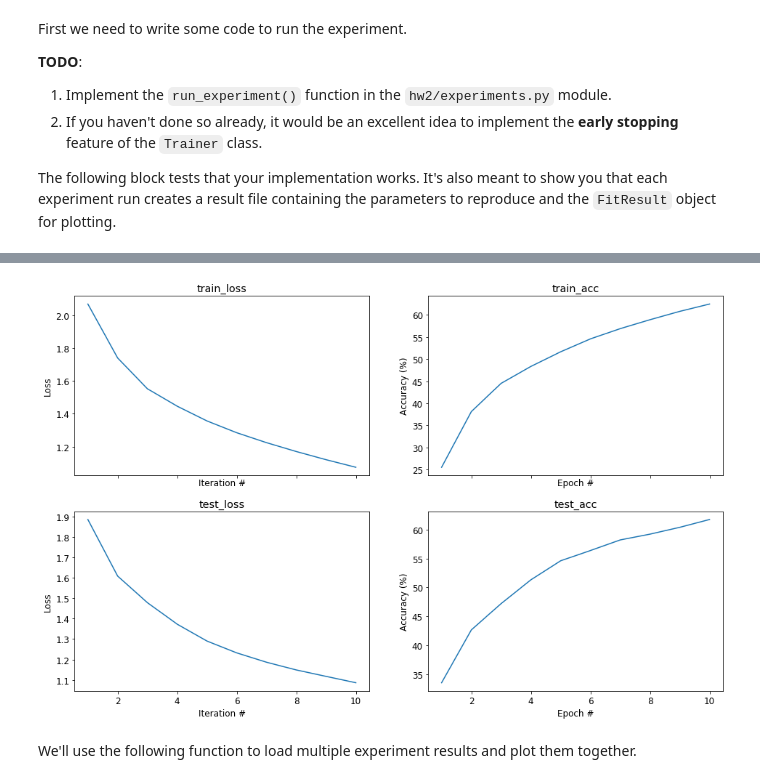
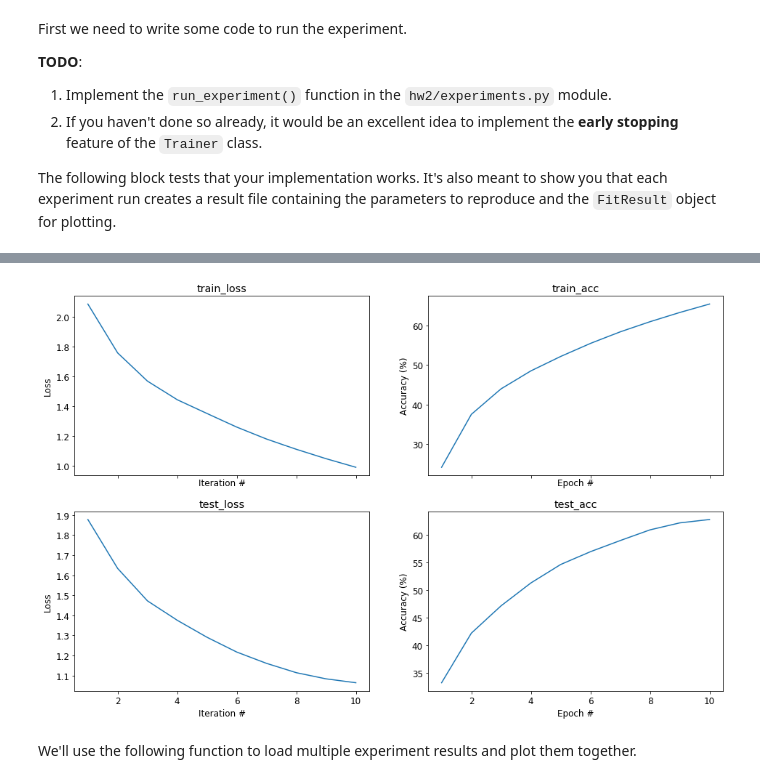
Before and after one commit to Exital/DeepLearningOnComputationAccelerators-CS236781, a Jupyter notebook: hw2/Part3_CNNs.ipynb, the cells around one changed output, grey strips where cells are left out. Cells and saved outputs as stored; diff of their text form; code cells hidden in the pictures.

```diff
--- a/hw2/Part3_CNNs.ipynb
+++ b/hw2/Part3_CNNs.ipynb
@@ -344,7 +344,7 @@ from cs236781.plot import plot_fit
 experiments.run_experiment(
     'test_run', seed=seed, bs_train=50, batches=10, epochs=10, early_stopping=5,
     filters_per_layer=[32,64], layers_per_block=1, pool_every=1, hidden_dims=[100],
-    model_type='resnet',
+    model_type='cnn',
 )
 
 # There should now be a file 'test_run.json' in your `results/` folder.
@@ -373,6 +373,6 @@ Epoch 9 train loss: 1.073979248046875
 *** Output file ./results\test_run_L1_K32-64.json written
 experiment config:  {'run_name': 'test_run', 'out_dir': './results', 'seed': 42, 'device': None, 'bs_train': 50, 'bs_test': 12, 'batches': 10, 'epochs': 10, 'early_stopping': 5, 'checkpoints': None, ' ...
-[figure, old version]
+[figure, new version]
 # %% [markdown]
 We'll use the following function to load multiple experiment results and plot them together.
 # %%
```
Also changed, not shown: parts of 2 cells of this notebook, 3 other files.
